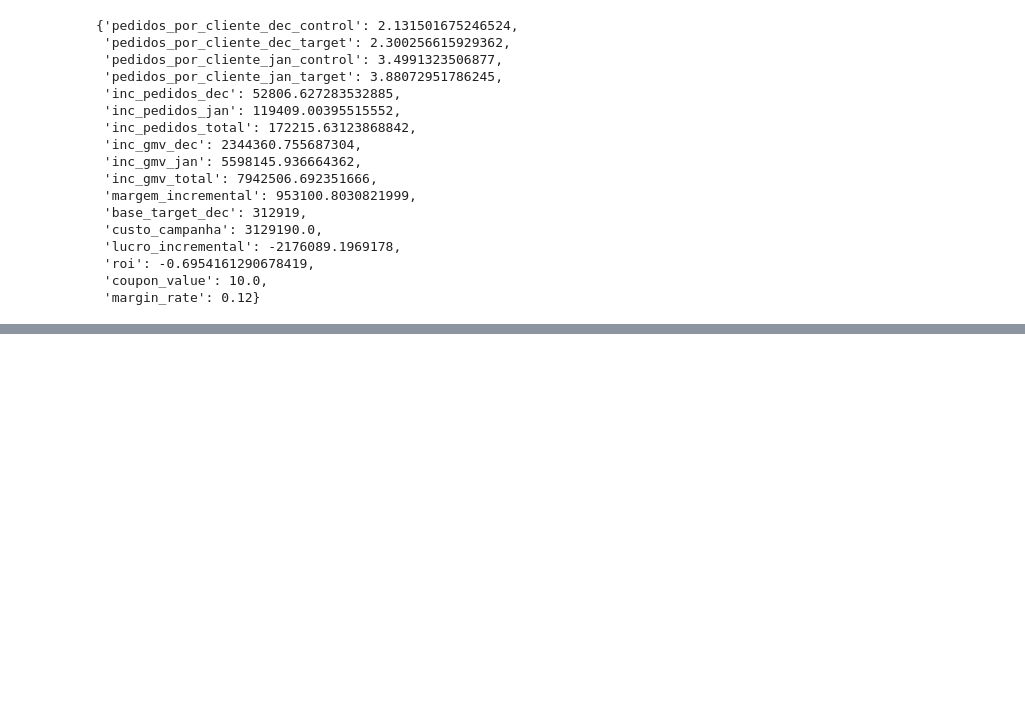
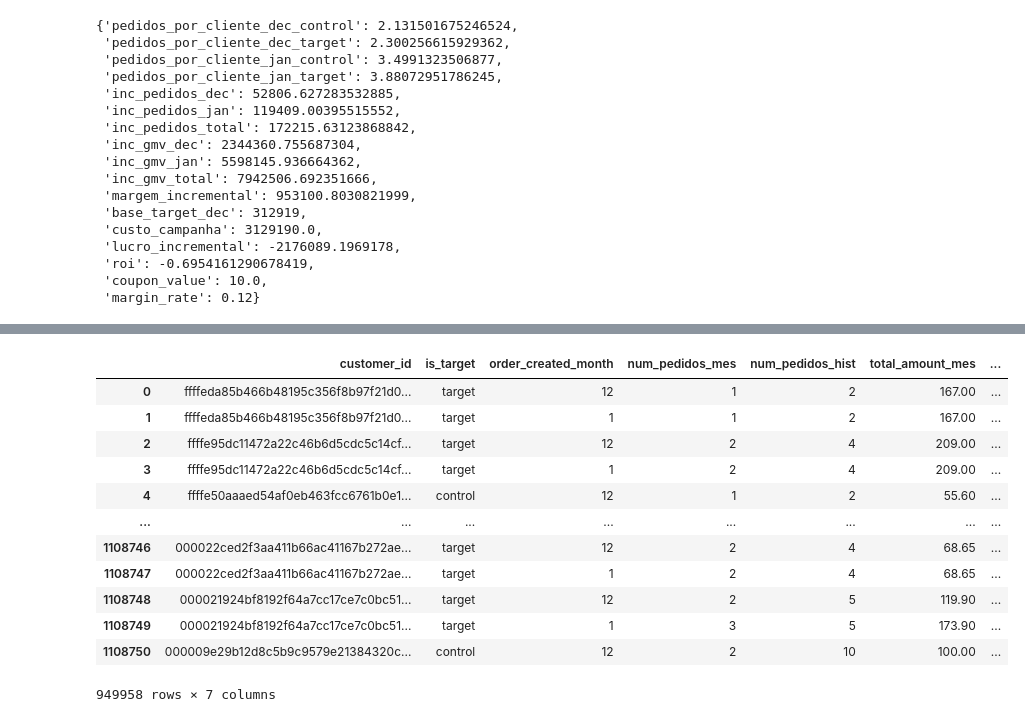
Before and after one commit to elianezanlorense/ifood_case, a Jupyter notebook: code/0.3 - Item 1 case.ipynb, the cells around one changed output, grey strips where cells are left out. Saved outputs shown, nothing was run; the diff lists cells and outputs as text; code cells hidden in the pictures; blank space fills up the shorter version.

```diff
--- a/code/0.3 - Item 1 case.ipynb
+++ b/code/0.3 - Item 1 case.ipynb
@@ -116,0 +149,16 @@ resultados
+# %%
+pb_drop_dj
+# %% [output]
+|  | customer_id | is_target | order_created_month | num_pedidos_mes | num_pedidos_hist | total_amount_mes | ... |
+| 0 | ffffeda85b466b48195c356f8b97f21d0... | target | 12 | 1 | 2 | 167.00 | ... |
+| 1 | ffffeda85b466b48195c356f8b97f21d0... | target | 1 | 1 | 2 | 167.00 | ... |
+| 2 | ffffe95dc11472a22c46b6d5cdc5c14cf... | target | 12 | 2 | 4 | 209.00 | ... |
+| 3 | ffffe95dc11472a22c46b6d5cdc5c14cf... | target | 1 | 2 | 4 | 209.00 | ... |
+| 4 | ffffe50aaaed54af0eb463fcc6761b0e1... | control | 12 | 1 | 2 | 55.60 | ... |
+| ... | ... | ... | ... | ... | ... | ... | ... |
+| 1108746 | 000022ced2f3aa411b66ac41167b272ae... | target | 12 | 2 | 4 | 68.65 | ... |
+| 1108747 | 000022ced2f3aa411b66ac41167b272ae... | target | 1 | 2 | 4 | 68.65 | ... |
+| 1108748 | 000021924bf8192f64a7cc17ce7c0bc51... | target | 12 | 2 | 5 | 119.90 | ... |
+| 1108749 | 000021924bf8192f64a7cc17ce7c0bc51... | target | 1 | 3 | 5 | 173.90 | ... |
+| 1108750 | 000009e29b12d8c5b9c9579e21384320c... | control | 12 | 2 | 10 | 100.00 | ... |
+949958 rows × 7 columns
```
Also changed, not shown: parts of 18 cells of this notebook, 10 other files.
